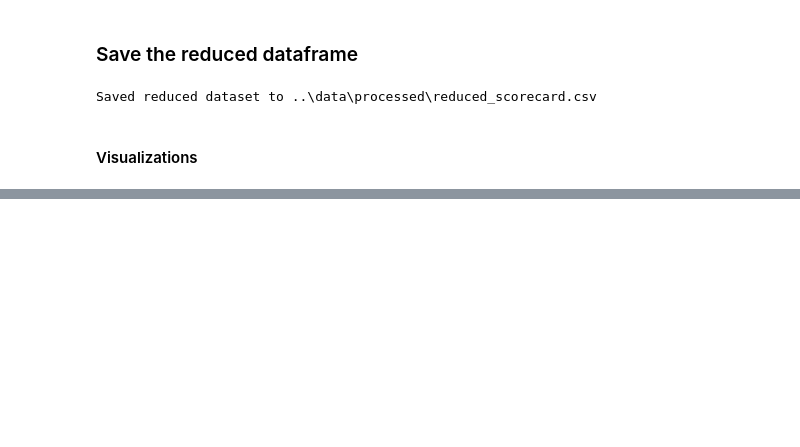
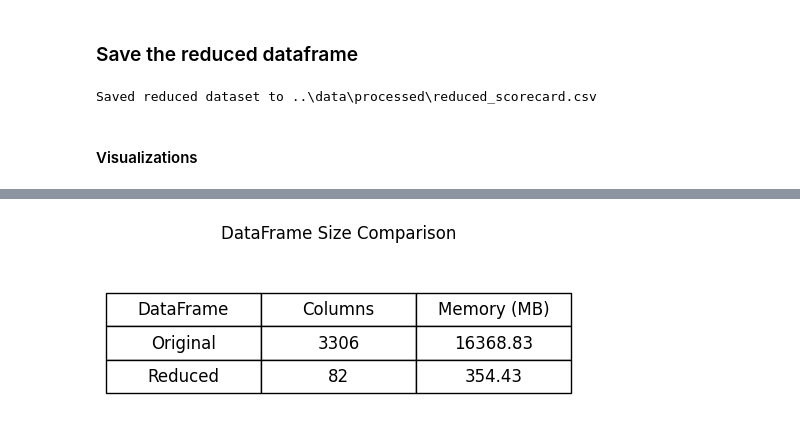
Before and after one commit to cambentz/CSC302-Group10-Final, a Jupyter notebook: notebooks/scorecard_explore.ipynb, the cells around one changed output, grey strips where cells are left out. Cells and saved outputs as stored; diff of their text form; code cells hidden in the pictures; blank space fills up the shorter version.

```diff
--- a/notebooks/scorecard_explore.ipynb
+++ b/notebooks/scorecard_explore.ipynb
@@ -140,0 +198,21 @@ plt.show()
+# %%
+summary_df = pd.DataFrame({
+    'DataFrame': ['Original', 'Reduced'],
+    'Columns': [df.shape[1], reduced_df.shape[1]],
+    'Memory (MB)': [round(original_memory, 2), round(reduced_memory, 2)]
+})
+
+fig, ax = plt.subplots(figsize=(6, 2))
+ax.axis('off')
+table = ax.table(cellText=summary_df.values,
+                 colLabels=summary_df.columns,
+                 cellLoc='center',
+                 loc='center')
+table.auto_set_font_size(False)
+table.set_fontsize(12)
+table.scale(1, 2)
+plt.title('DataFrame Size Comparison', pad=20)
+plt.savefig('../visualizations/summary_table.png', dpi=300, bbox_inches='tight')
+plt.show()
+# %% [output]
+[figure, added]
```
Also changed, not shown: parts of 12 cells of this notebook.
